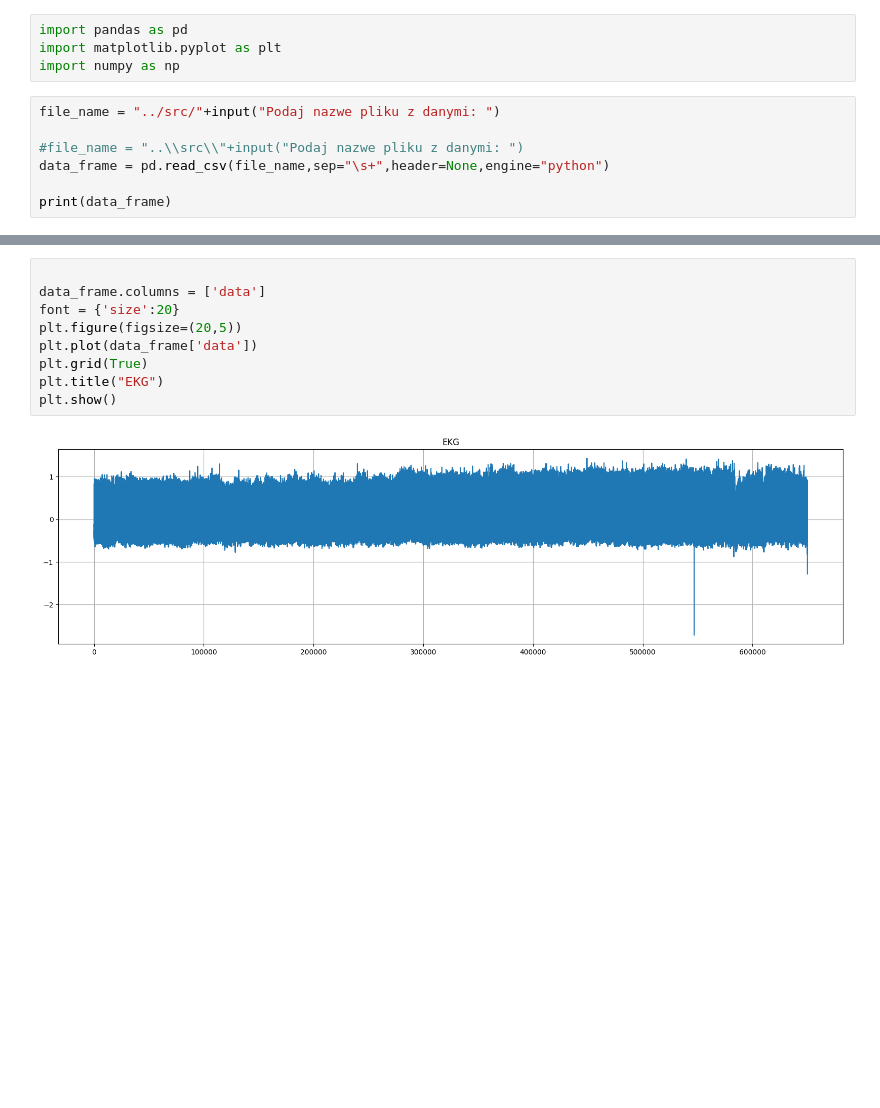
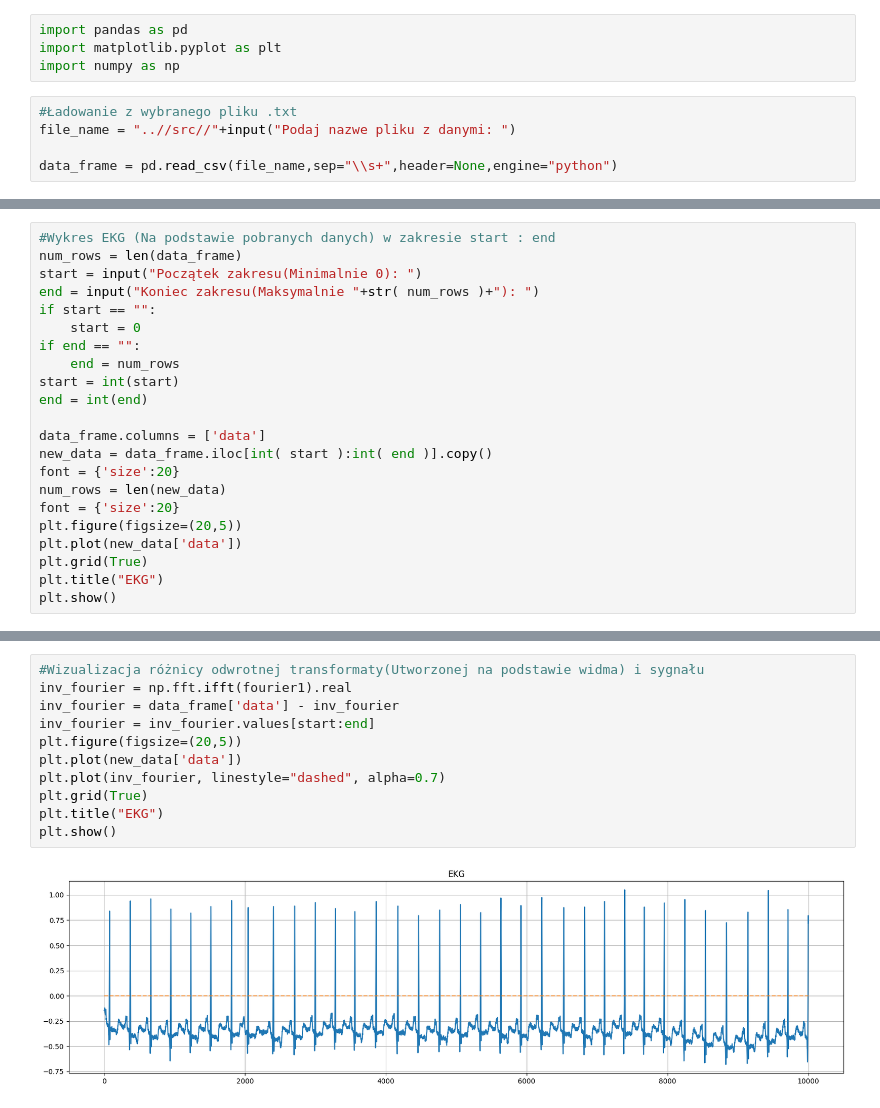
Before and after one commit to krysx7003/CPSO, a Jupyter notebook: Lab1/Cw3.ipynb, the cells around one changed output, grey strips where cells are left out. Saved outputs shown, nothing was run; the diff lists cells and outputs as text; blank space fills up the shorter version.

```diff
--- a/Lab1/Cw3.ipynb
+++ b/Lab1/Cw3.ipynb
@@ -3,9 +3,7 @@ import pandas as pd
 import matplotlib.pyplot as plt
 import numpy as np
 # %%
-file_name = "../src/"+input("Podaj nazwe pliku z danymi: ")
+#Ładowanie z wybranego pliku .txt
+file_name = "..//src//"+input("Podaj nazwe pliku z danymi: ")
 
-#file_name = "..\\src\\"+input("Podaj nazwe pliku z danymi: ")
-data_frame = pd.read_csv(file_name,sep="\s+",header=None,engine="python")
-
-print(data_frame)
+data_frame = pd.read_csv(file_name,sep="\\s+",header=None,engine="python")
@@ -26,0 +10,22 @@ print(data_frame)
+# %%
+#Wykres EKG (Na podstawie pobranych danych) w zakresie start : end
+num_rows = len(data_frame)
+start = input("Początek zakresu(Minimalnie 0): ")
+end = input("Koniec zakresu(Maksymalnie "+str( num_rows )+"): ")
+if start == "":
+    start = 0
+if end == "":
+    end = num_rows
+start = int(start)
+end = int(end)
+
+data_frame.columns = ['data']
+new_data = data_frame.iloc[int( start ):int( end )].copy()
+font = {'size':20}
+num_rows = len(new_data)
+font = {'size':20}
+plt.figure(figsize=(20,5))
+plt.plot(new_data['data'])
+plt.grid(True)
+plt.title("EKG")
+plt.show()
@@ -27,11 +58,13 @@ print(data_frame)
 # %%
-
-data_frame.columns = ['data']
-font = {'size':20}
+#Wizualizacja różnicy odwrotnej transformaty(Utworzonej na podstawie widma) i sygnału
+inv_fourier = np.fft.ifft(fourier1).real
+inv_fourier = data_frame['data'] - inv_fourier
+inv_fourier = inv_fourier.values[start:end]
 plt.figure(figsize=(20,5))
-plt.plot(data_frame['data'])
+plt.plot(new_data['data'])
+plt.plot(inv_fourier, linestyle="dashed", alpha=0.7)
 plt.grid(True)
 plt.title("EKG")
 plt.show()
 # %% [output]
-[figure, old version]
+[figure, new version]
```
Also changed, not shown: parts of 5 cells of this notebook, 3 other files.
